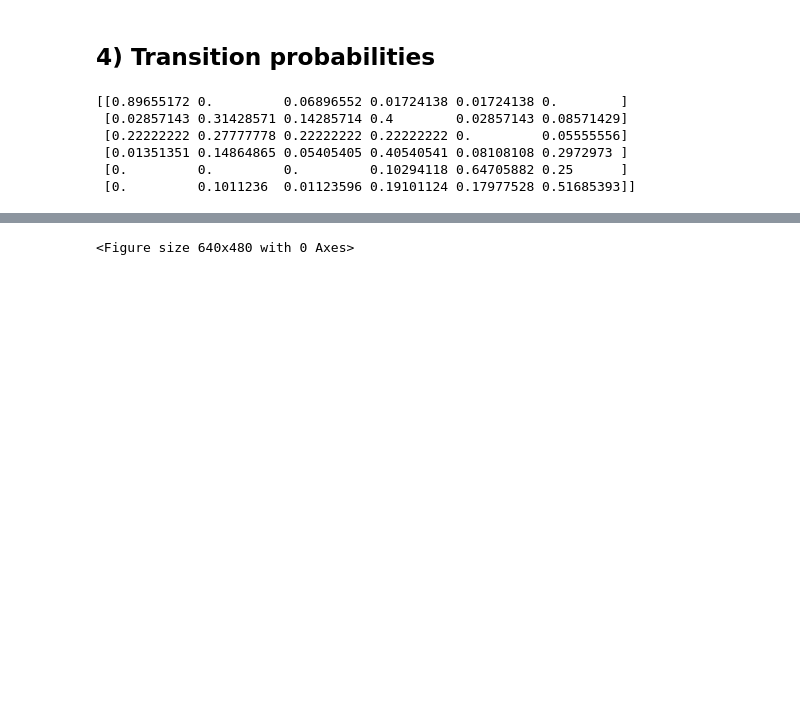
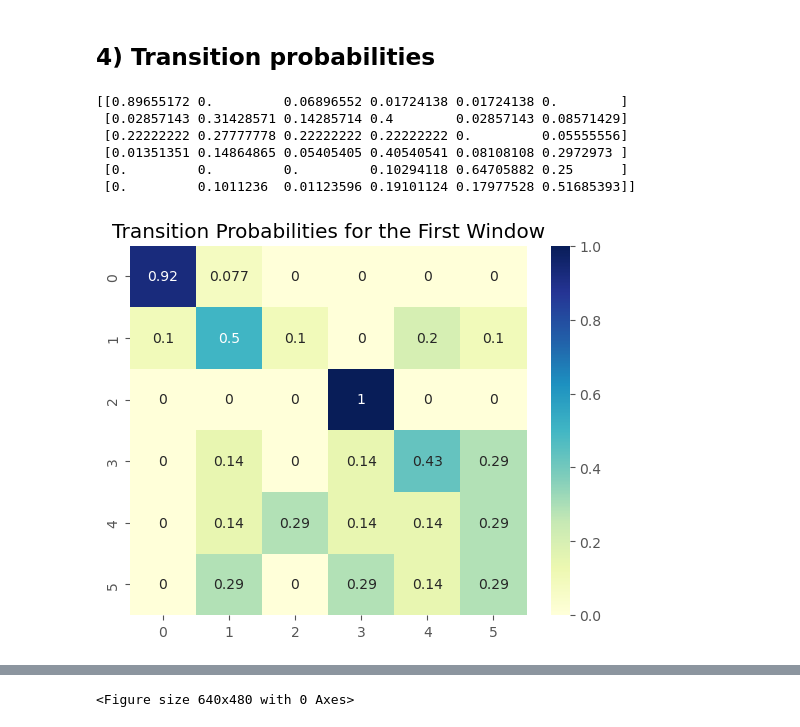
Before and after one commit to dcuoliveira/meta-learning-fin, a Jupyter notebook: src/memory_notebook.ipynb, the cells around one changed output, grey strips where cells are left out. Drawn from its saved outputs; the diff is of its cells as text; code cells hidden in the pictures; blank space fills up the shorter version.

Commit message:
add transition probabilites

```diff
--- a/src/memory_notebook.ipynb
+++ b/src/memory_notebook.ipynb
@@ -3,10 +3,14 @@ import pandas as pd
 import matplotlib.pyplot as plt
 import matplotlib.dates as mdates
 import numpy as np
+import seaborn as sns
+import os
 
 data = pd.read_csv('data/inputs/fredmd_transf.csv')
 
 plt.style.use("ggplot")
+
+outputs_path = os.path.join(os.path.dirname(os.getcwd()), "src", "data", "outputs")
 # %%
 from learning.memory import run_memory, compute_transition_matrix
 
@@ -170,3 +174,10 @@ print(transition_test[-1])
  [0.01351351 0.14864865 0.05405405 0.40540541 0.08108108 0.2972973 ]
  [0.         0.         0.         0.10294118 0.64705882 0.25      ]
  [0.         0.1011236  0.01123596 0.19101124 0.17977528 0.51685393]]
+# %%
+sns.heatmap(transition_test[0], annot=True, cmap="YlGnBu", xticklabels=range(6), yticklabels=range(6))
+plt.title("Transition Probabilities for the First Window")
+# save the plot
+plt.savefig(os.path.join(outputs_path, "results", 'transition_probabilities_first.png'))
+# %% [output]
+[figure, added]
```
Also changed, not shown: parts of 1 cell of this notebook, 2 other files.
